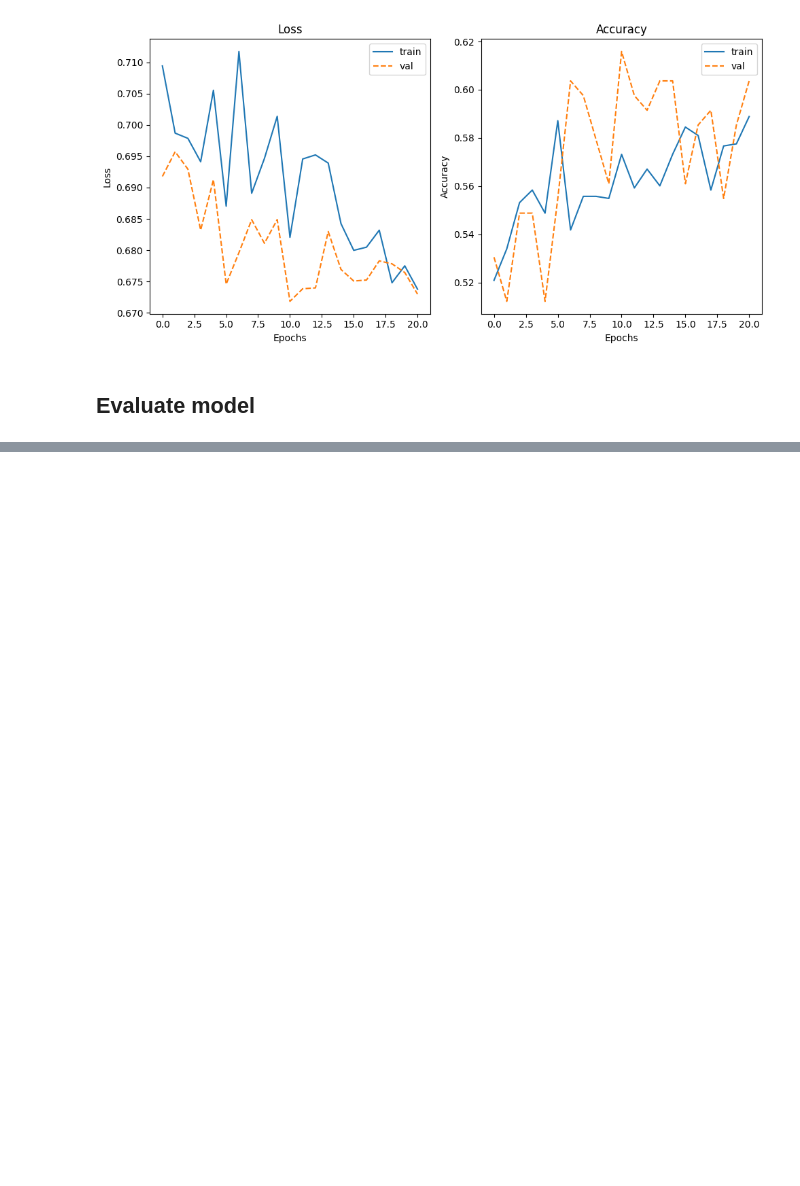
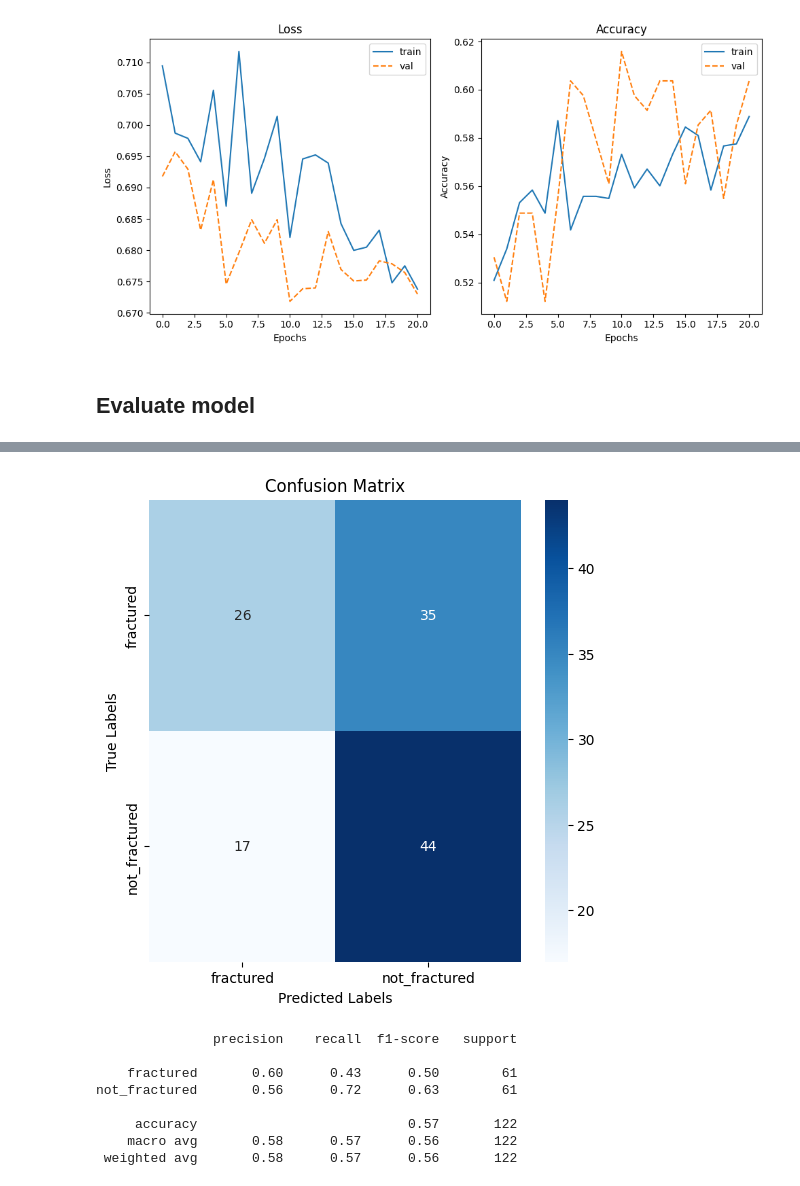
Before and after one commit to hueglijoshua/CVI03.HS24-Computer-Vision, a Jupyter notebook: 06b_vision_transformer_xray_fracture_classification.ipynb, the cells around one changed output, grey strips where cells are left out. Drawn from its saved outputs; the diff is of its cells as text; code cells hidden in the pictures; blank space fills up the shorter version.

Commit message:
add more detailed model evaluation and text

```diff
--- a/06b_vision_transformer_xray_fracture_classification.ipynb
+++ b/06b_vision_transformer_xray_fracture_classification.ipynb
@@ -758 +819,46 @@ print(f"Test accuracy: {acc*100:.2f}%")
 Test accuracy: 57.38%
+# %%
+import numpy as np
+import matplotlib.pyplot as plt
+import seaborn as sns
+from sklearn.metrics import confusion_matrix, classification_report
+
+def evaluate_model(model, valid_generator):
+    """
+    Evaluates a given model using the validation generator.
+    Generates a confusion matrix and classification report.
+
+    Parameters:
+    - model: Trained Keras model
+    - valid_generator: Keras ImageDataGenerator validation generator
+
+    Returns:
+    - None (Displays confusion matrix and prints classification report)
+    """
+    # Predict classes
+    predicted_classes = np.argmax(model.predict(valid_generator,
+                                                steps=valid_generator.n // valid_generator.batch_size + 1),
+                                  axis=1)
+
+    # Get true labels
+    true_classes = valid_generator.classes
+
+    # Get class labels
+    class_labels = list(valid_generator.class_indices.keys())
+
+    # Compute confusion matrix
+    confusionmatrix = confusion_matrix(true_classes, predicted_classes)
+
+    # Plot confusion matrix
+    plt.figure(figsize=(6, 6))
+    sns.heatmap(confusionmatrix, cmap='Blues', annot=True, fmt='d', xticklabels=class_labels, yticklabels=class_labels)
+    plt.xlabel("Predicted Labels")
+    plt.ylabel("True Labels")
+    plt.title("Confusion Matrix")
+    plt.show()
+
+    # Print classification report
+    print(classification_report(true_classes, predicted_classes, target_names=class_labels))
+# %%
+evaluate_model(best_model, test_generator)
+# %% [output]
@@ -758,0 +866,9 @@ Test accuracy: 57.38%
+[figure, added]
+               precision    recall  f1-score   support
+
+    fractured       0.60      0.43      0.50        61
+not_fractured       0.56      0.72      0.63        61
+
+     accuracy                           0.57       122
+    macro avg       0.58      0.57      0.56       122
+ weighted avg       0.58      0.57      0.56       122
```
Also changed, not shown: parts of 16 cells of this notebook.
